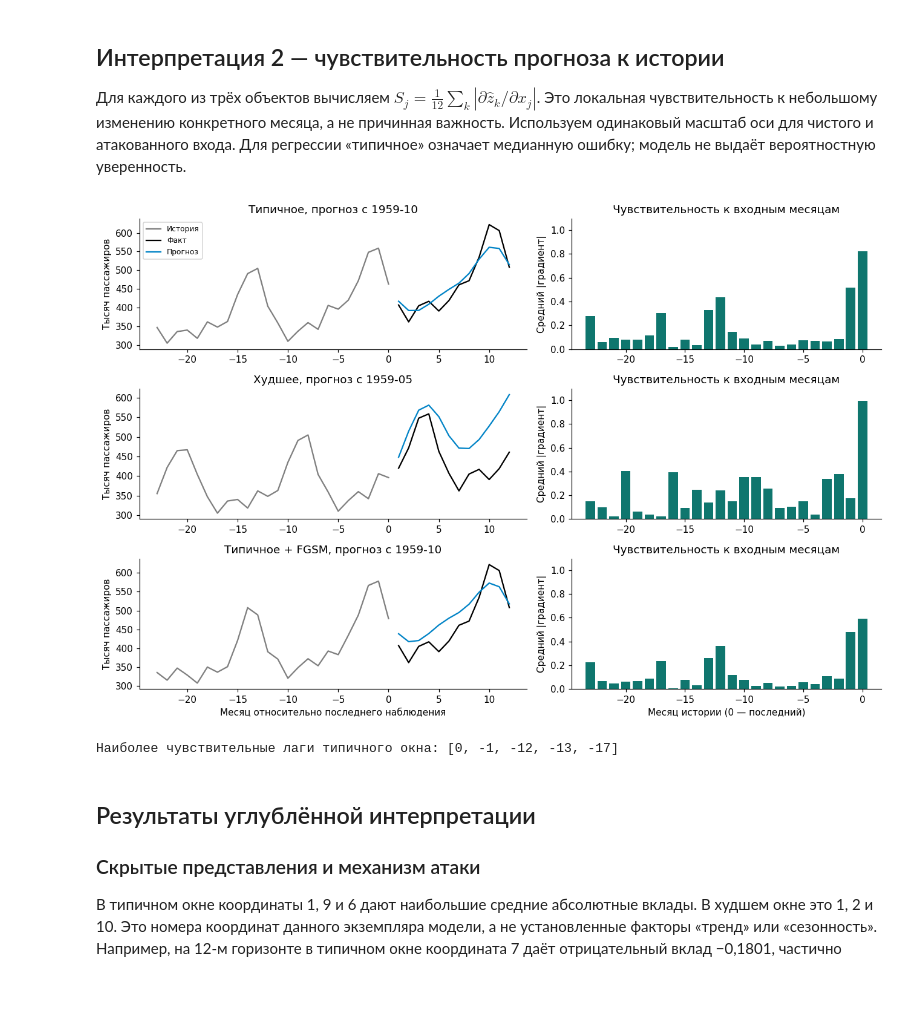
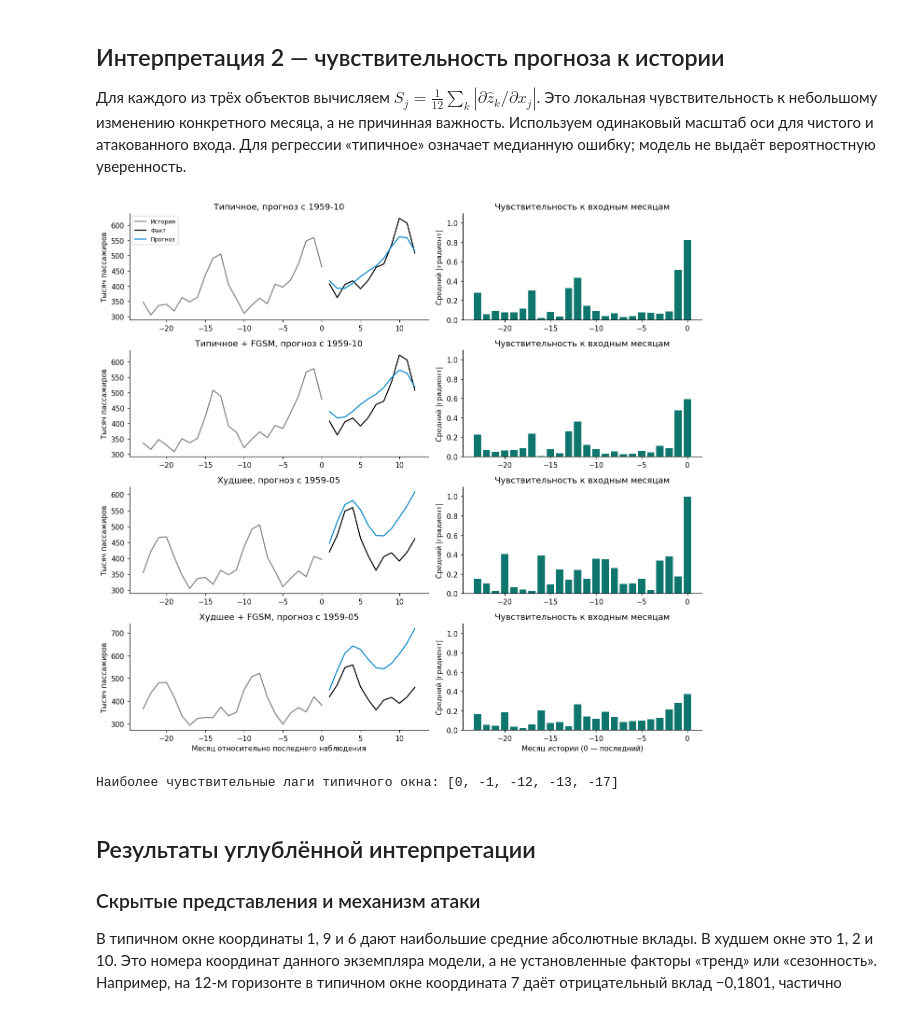
Before and after one commit to BorisVIkVik/NeuralODE-Validation-Lab, a Jupyter notebook: Лабораторная_2_Neural_ODE_AirPassengers.ipynb, the cells around one changed output. Cells and saved outputs as stored; diff of their text form; code cells hidden in the pictures.

Commit message:
Added Bad+FGSM to gradient sensetivity

```diff
--- a/Лабораторная_2_Neural_ODE_AirPassengers.ipynb
+++ b/Лабораторная_2_Neural_ODE_AirPassengers.ipynb
@@ -460,33 +460,36 @@ $S_j=\frac1{12}\sum_k|\partial\hat z_k/\partial x_j|$.
 и атакованного входа. Для регрессии «типичное» означает медианную ошибку;
 модель не выдаёт вероятностную уверенность.
 # %%
-# Change here 4
-# Сделай тут для Худшего + FGSM
 cases=[('Типичное',x[good:good+1],phase[good:good+1],good),
+       ('Типичное + FGSM',x_adv[good:good+1],phase[good:good+1],good),
        ('Худшее',x[bad:bad+1],phase[bad:bad+1],bad),
-       ('Типичное + FGSM',x_adv[good:good+1],phase[good:good+1],good)]
+       ('Худшее + FGSM',x_adv[bad:bad+1],phase[bad:bad+1],bad)]
 sal=[]
 for label,xx,pp,i in cases:
     xx=xx.detach().requires_grad_(True)
     jac=torch.autograd.functional.jacobian(lambda a:model(a,pp),xx)
     sal.append(jac[0,:,0,:].abs().mean(dim=0).numpy())
 sal=np.stack(sal)
-fig,axes=plt.subplots(3,2,figsize=(12,8),gridspec_kw={'width_ratios':[1.25,1]})
+fig,axes=plt.subplots(4,2,figsize=(12,11),gridspec_kw={'width_ratios':[1.25,1]})
 for row,(label,xx,pp,i) in enumerate(cases):
     o=origins[i]
-    axes[row,0].plot(np.arange(-23,1),inverse(xx)[0],color='gray',label='История')
+    history_label = 'История + FGSM' if 'FGSM' in label else 'История'
+    axes[row,0].plot(np.arange(-23,1),inverse(xx)[0],color='gray',label=history_label)
     axes[row,0].plot(np.arange(1,13),truth[i],color='black',label='Факт')
     axes[row,0].plot(np.arange(1,13),predict(xx,pp)[0],color='#0284c7',label='Прогноз')
     axes[row,0].set(title=f'{label}, прогноз с {dates[o]:%Y-%m}',ylabel='Тысяч пассажиров')
     axes[row,1].bar(np.arange(-23,1),sal[row],color='#0f766e')
     axes[row,1].set(ylim=(0,float(sal.max()*1.1)),ylabel='Средний |градиент|',title='Чувствительность к входным месяцам')
 axes[0,0].legend(fontsize=8)
 axes[-1,0].set_xlabel('Месяц относительно последнего наблюдения')
 axes[-1,1].set_xlabel('Месяц истории (0 — последний)')
 savefig('07_interpretation')
+
+#Change here 5
+# Наиболее чувствительные лаги точно правильно считаются?
 print('Наиболее чувствительные лаги типичного окна:', (np.argsort(sal[0])[-5:][::-1]-23).tolist())
 # %% [output]
-[figure, old version]
+[figure, new version]
 Наиболее чувствительные лаги типичного окна: [0, -1, -12, -13, -17]
 # %% [markdown]
 ## Результаты углублённой интерпретации
```
